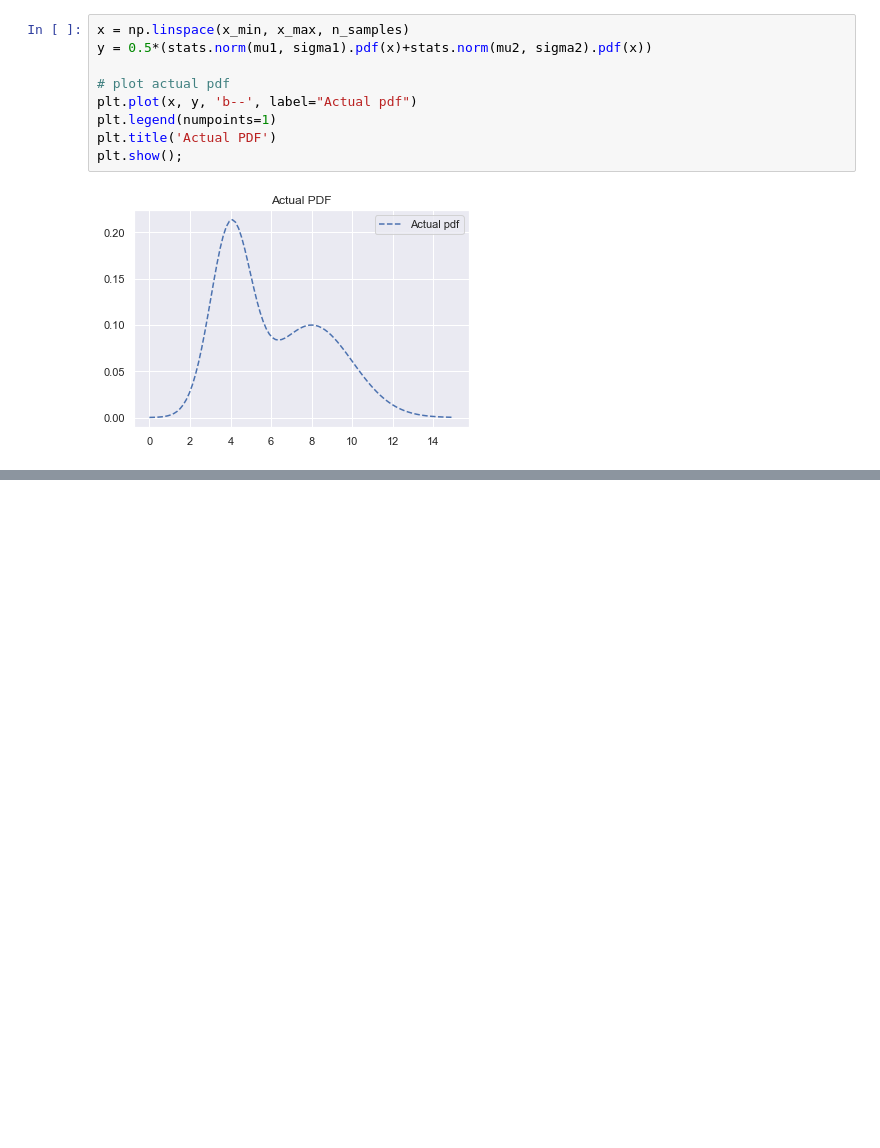
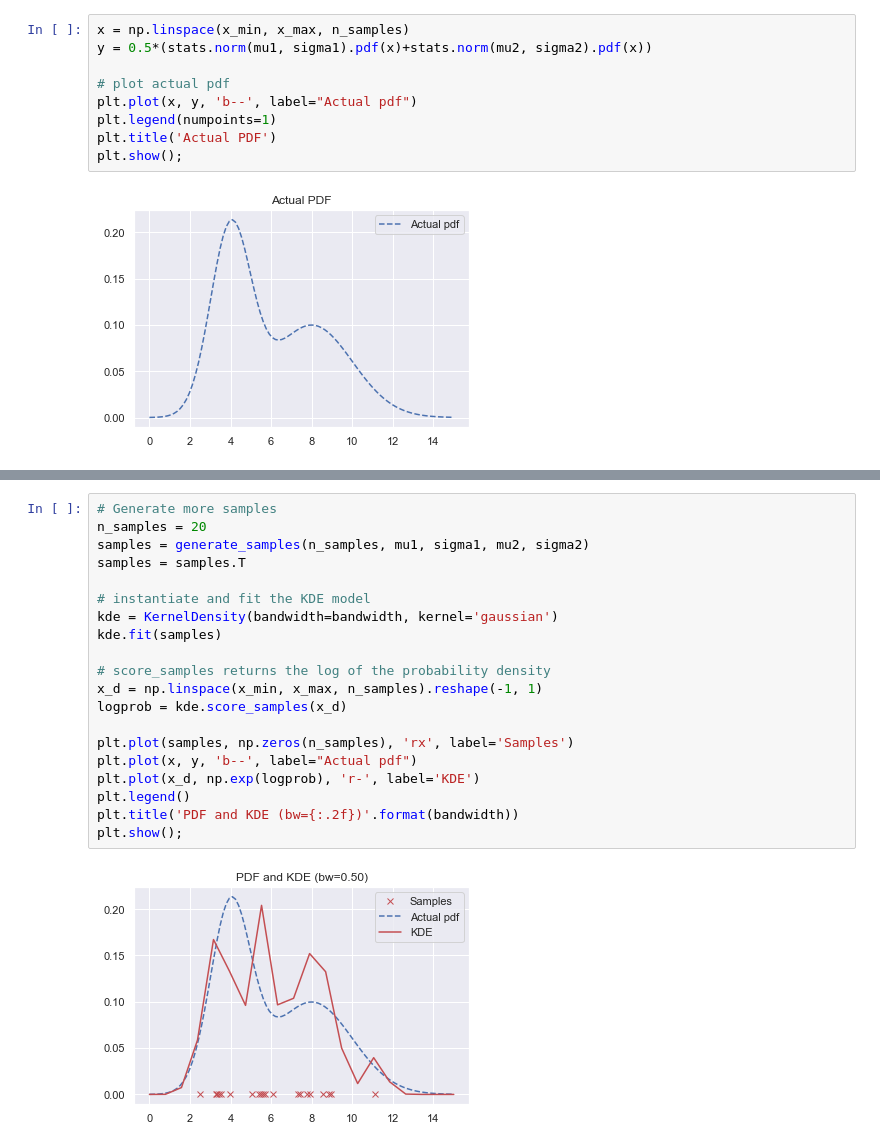
Before and after one commit to renero/class_notebooks, a Jupyter notebook: KDE.ipynb, the cells around one changed output, grey strips where cells are left out. Saved outputs shown, nothing was run; the diff lists cells and outputs as text; blank space fills up the shorter version.

```diff
--- a/KDE.ipynb
+++ b/KDE.ipynb
@@ -61,0 +64,22 @@ plt.show()
+# %%
+# Generate more samples
+n_samples = 20
+samples = generate_samples(n_samples, mu1, sigma1, mu2, sigma2)
+samples = samples.T
+
+# instantiate and fit the KDE model
+kde = KernelDensity(bandwidth=bandwidth, kernel='gaussian')
+kde.fit(samples)
+
+# score_samples returns the log of the probability density
+x_d = np.linspace(x_min, x_max, n_samples).reshape(-1, 1)
+logprob = kde.score_samples(x_d)
+
+plt.plot(samples, np.zeros(n_samples), 'rx', label='Samples')
+plt.plot(x, y, 'b--', label="Actual pdf")
+plt.plot(x_d, np.exp(logprob), 'r-', label='KDE')
+plt.legend()
+plt.title('PDF and KDE (bw={:.2f})'.format(bandwidth))
+plt.show();
+# %% [output]
+[figure, added]
```
Also changed, not shown: parts of 13 cells of this notebook, 4 other files.
